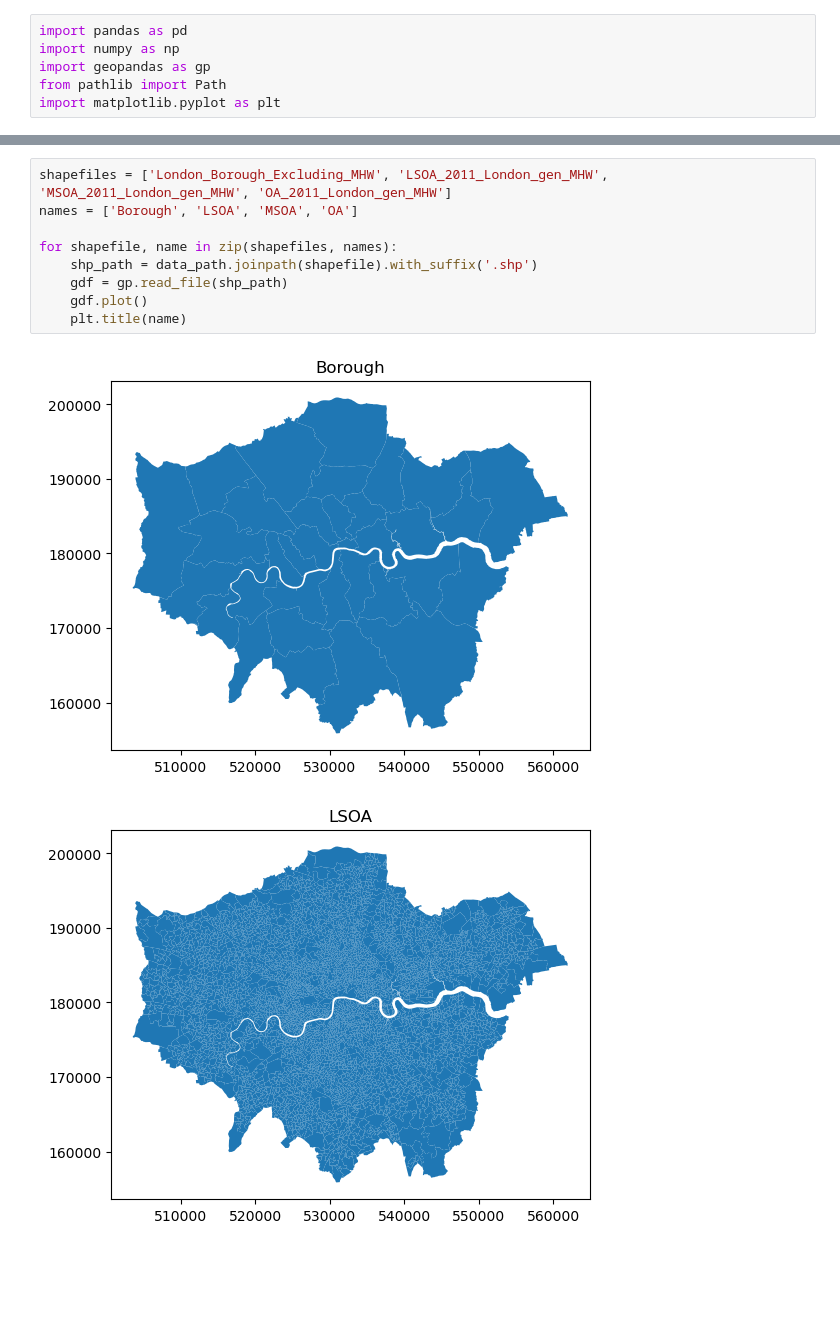
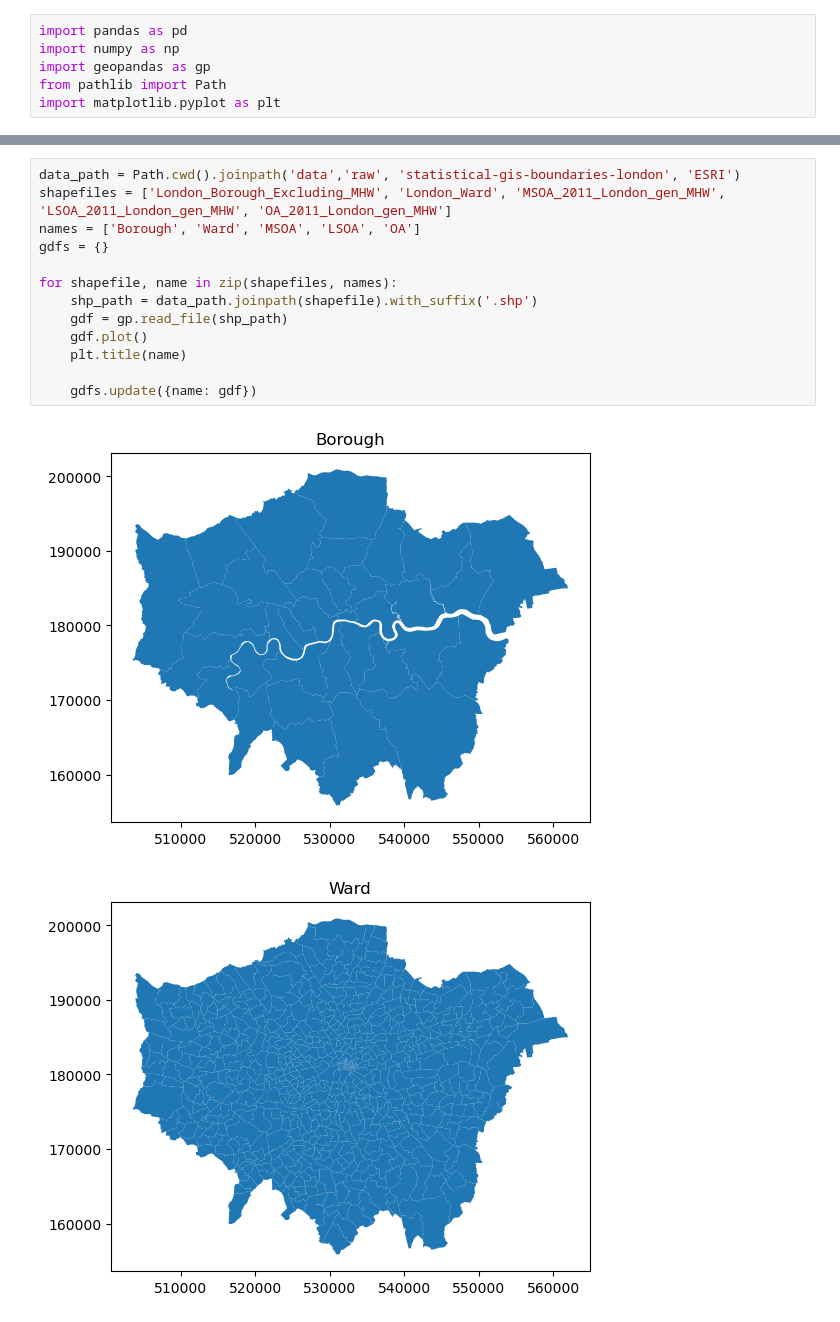
Before and after one commit to adamcellanjones/LondonMaps, a Jupyter notebook: 01_exploring_shapefiles.ipynb, the cells around one changed output, grey strips where cells are left out. Cells and saved outputs as stored; diff of their text form; blank space fills up the shorter version.

Commit message:
Exploring shapefile data

```diff
--- a/01_exploring_shapefiles.ipynb
+++ b/01_exploring_shapefiles.ipynb
@@ -9,13 +9,17 @@ data_path = Path.cwd().joinpath('data','raw', 'statistical-gis-boundaries-london
 # %%
-shapefiles = ['London_Borough_Excluding_MHW', 'LSOA_2011_London_gen_MHW', 'MSOA_2011_London_gen_MHW', 'OA_2011_London_gen_MHW']
-names = ['Borough', 'LSOA', 'MSOA', 'OA']
+data_path = Path.cwd().joinpath('data','raw', 'statistical-gis-boundaries-london', 'ESRI')
+shapefiles = ['London_Borough_Excluding_MHW', 'London_Ward', 'MSOA_2011_London_gen_MHW', 'LSOA_2011_London_gen_MHW', 'OA_2011_London_gen_MHW']
+names = ['Borough', 'Ward', 'MSOA', 'LSOA', 'OA']
+gdfs = {}
 
 for shapefile, name in zip(shapefiles, names):
     shp_path = data_path.joinpath(shapefile).with_suffix('.shp')
     gdf = gp.read_file(shp_path)
     gdf.plot()
     plt.title(name)
+
+    gdfs.update({name: gdf})
 # %% [output]
 [figure]
-[figure, old version]
+[figure, new version]
 [figure]
```
Also changed, not shown: parts of 10 cells of this notebook, 2 other files.
